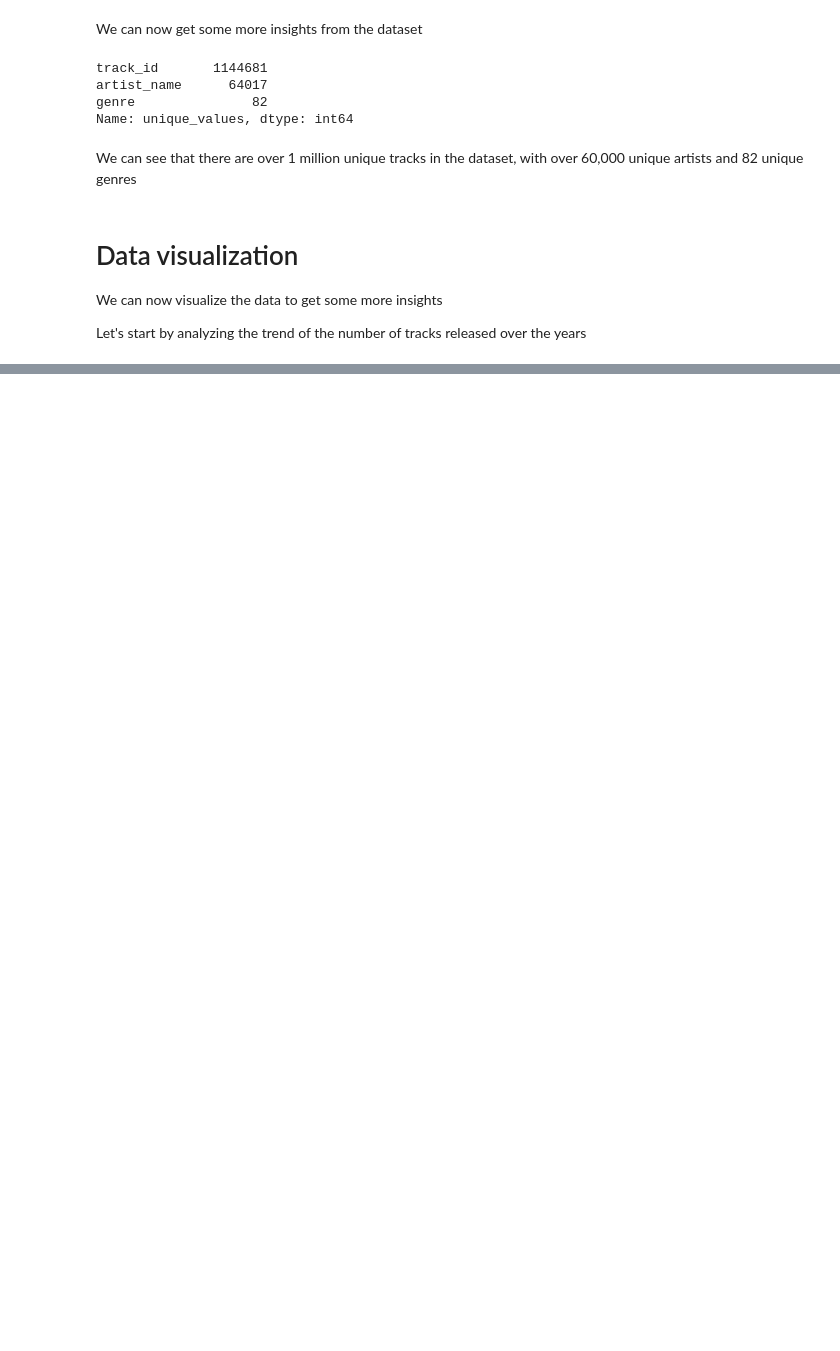
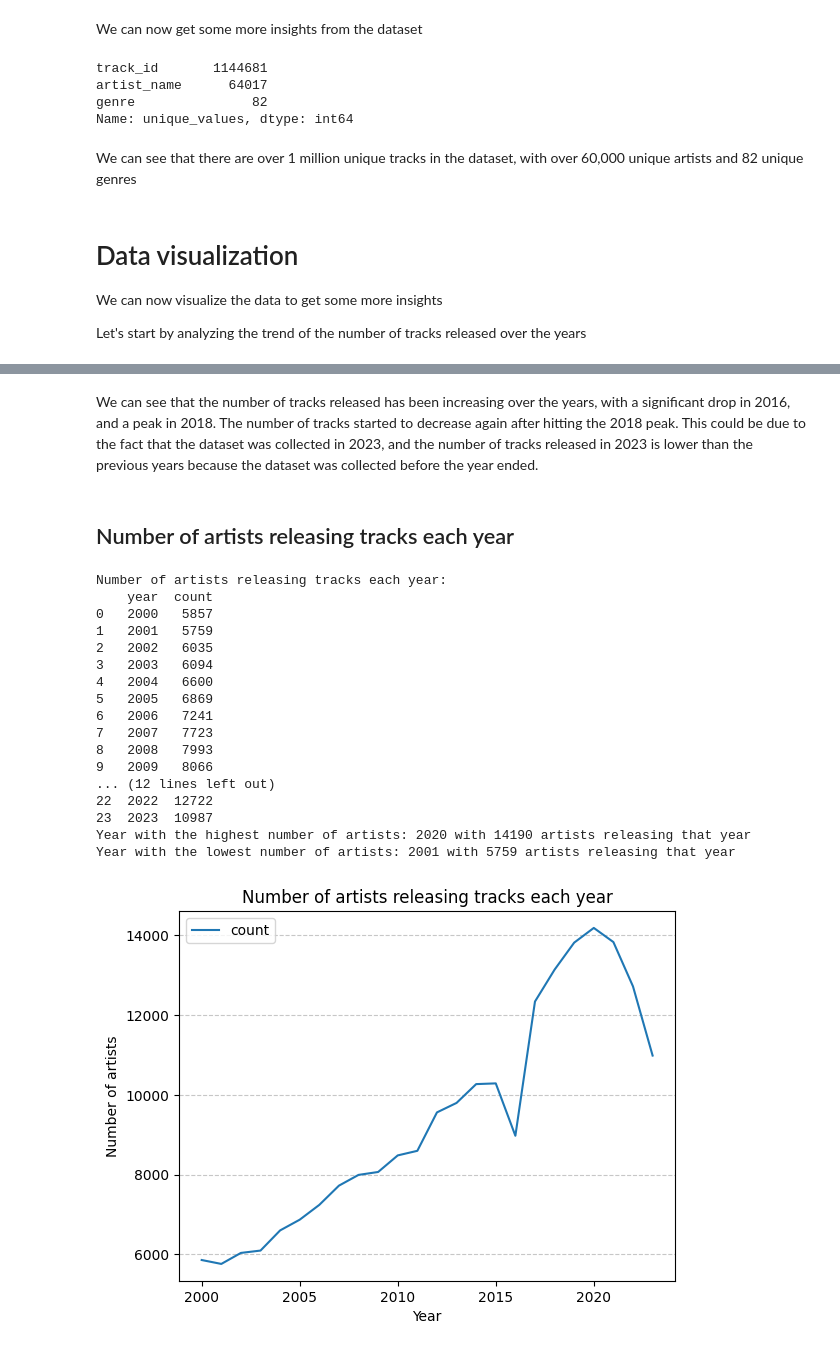
Before and after one commit to VMoskov/Spotify-analysis, a Jupyter notebook: reports/spotify_analysis.ipynb, the cells around one changed output, grey strips where cells are left out. Cells and saved outputs as stored; diff of their text form; code cells hidden in the pictures; blank space fills up the shorter version.

```diff
--- a/reports/spotify_analysis.ipynb
+++ b/reports/spotify_analysis.ipynb
@@ -106,0 +145,38 @@ Let's start by analyzing the trend of the number of tracks released over the yea
+# %% [markdown]
+We can see that the number of tracks released has been increasing over the years, with a significant drop in 2016, and a peak in 2018. The number of tracks started to decrease again after hitting the 2018 peak. This could be due to the fact that the dataset was collected in 2023, and the number of tracks released in 2023 is lower than the previous years because the dataset was collected before the year ended.
+# %% [markdown]
+## Number of artists releasing tracks each year
+# %%
+artists_per_year = dataset.groupby('year')['artist_name'].nunique().reset_index(name='count')
+print(f"Number of artists releasing tracks each year:\n{artists_per_year}")
+
+highest_year = artists_per_year.loc[artists_per_year['count'].idxmax()]
+print(f"Year with the highest number of artists: {highest_year['year']} with {highest_year['count']} artists releasing that year")
+
+lowest_year = artists_per_year.loc[artists_per_year['count'].idxmin()]
+print(f"Year with the lowest number of artists: {lowest_year['year']} with {lowest_year['count']} artists releasing that year")
+
+artists_per_year.plot(x='year', y='count', kind='line', title='Number of artists releasing tracks each year')
+plt.xlabel('Year')
+plt.ylabel('Number of artists')
+plt.grid(axis='y', linestyle='--', alpha=0.7)
+plt.show()
+# %% [output]
+Number of artists releasing tracks each year:
+    year  count
+0   2000   5857
+1   2001   5759
+2   2002   6035
+3   2003   6094
+4   2004   6600
+5   2005   6869
+6   2006   7241
+7   2007   7723
+8   2008   7993
+9   2009   8066
+... (12 lines left out)
+22  2022  12722
+23  2023  10987
+Year with the highest number of artists: 2020 with 14190 artists releasing that year
+Year with the lowest number of artists: 2001 with 5759 artists releasing that year
+[figure, added]
```
Also changed, not shown: parts of 9 cells of this notebook.
